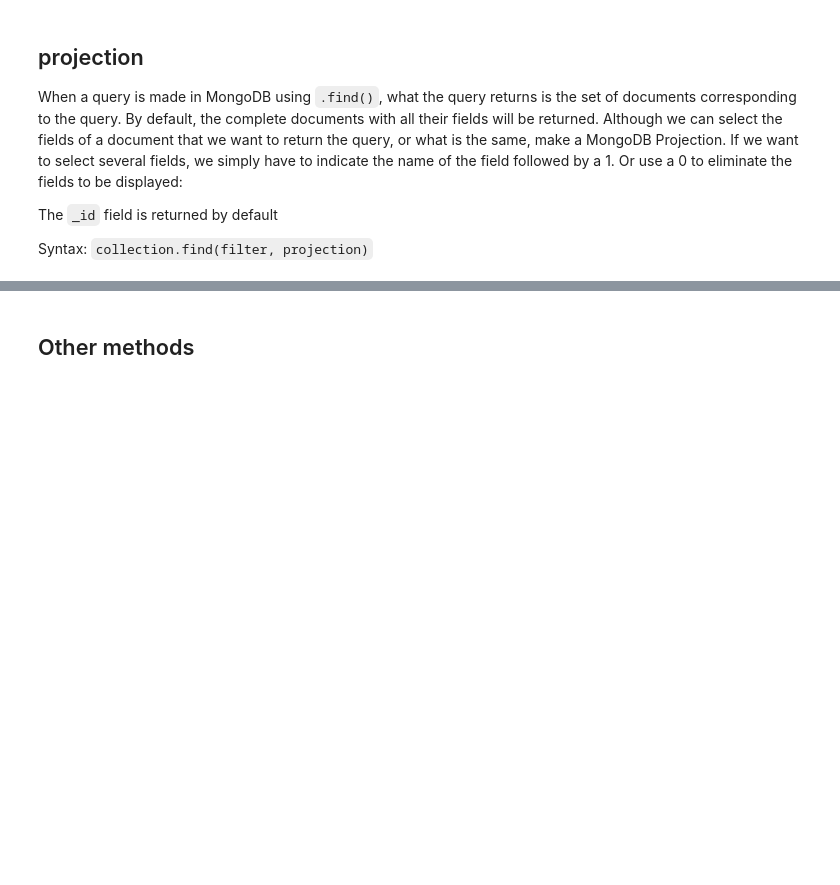
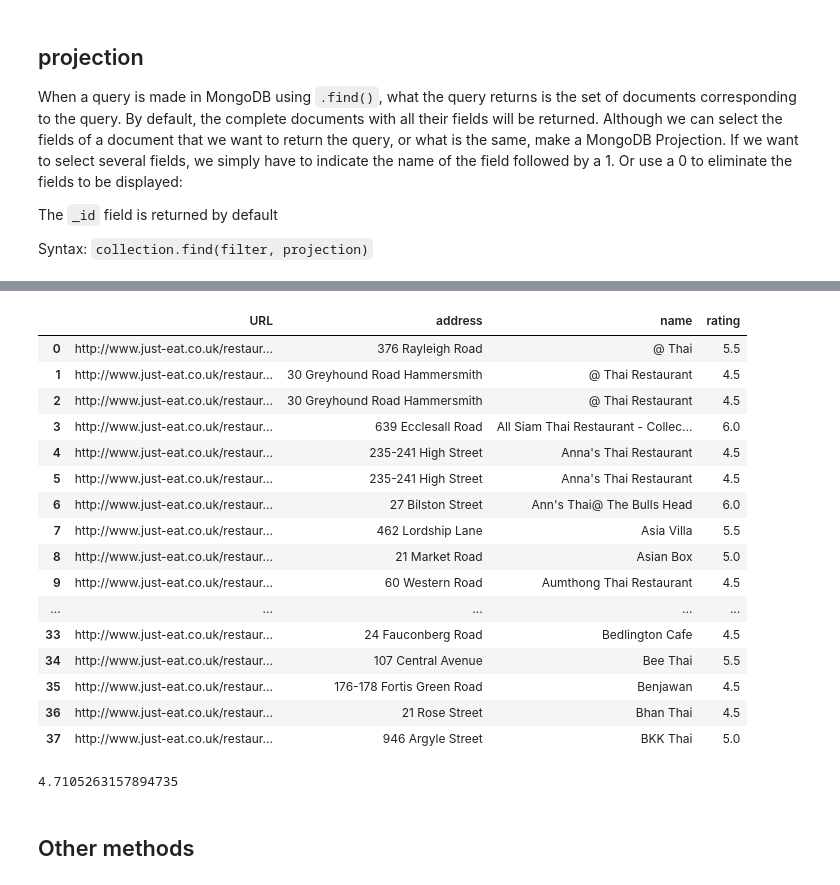
Before and after one commit to Ironhack-data-bcn-feb-2023/lectures, a Jupyter notebook: 24. MongoDB.ipynb, the cells around one changed output, grey strips where cells are left out. Cells and saved outputs as stored; diff of their text form; code cells hidden in the pictures; blank space fills up the shorter version.

```diff
--- a/24. MongoDB.ipynb
+++ b/24. MongoDB.ipynb
@@ -51,2 +68,4 @@ The Mongo server has to be up and is normally running on port 27017, it always c
 # %% [markdown]
 ### We connect to the database
+# %%
+db = client["Ironhack"]
@@ -52,0 +76,2 @@ The Mongo server has to be up and is normally running on port 27017, it always c
+# %%
+c = db.get_collection("restaurants")
@@ -97,3 +156,8 @@ The `_id` field is returned by default
 
 Syntax:
 `collection.find(filter, projection)`
+# %%
+filter_ = {"type_of_food":"Thai"}
+projection = {"_id":0, "name":1, "address": 1, "URL":1, "rating":1}
+# %%
+result = list(c.find(filter_, projection))
@@ -100,3 +191,28 @@ Syntax:
+# %%
+df = pd.DataFrame(result)
+df
+# %% [output]
+|  | URL | address | name | rating |
+| 0 | http://www.just-eat.co.uk/restaur... | 376 Rayleigh Road | @ Thai | 5.5 |
+| 1 | http://www.just-eat.co.uk/restaur... | 30 Greyhound Road Hammersmith | @ Thai Restaurant | 4.5 |
+| 2 | http://www.just-eat.co.uk/restaur... | 30 Greyhound Road Hammersmith | @ Thai Restaurant | 4.5 |
+| 3 | http://www.just-eat.co.uk/restaur... | 639 Ecclesall Road | All Siam Thai Restaurant - Collec... | 6.0 |
+| 4 | http://www.just-eat.co.uk/restaur... | 235-241 High Street | Anna's Thai Restaurant | 4.5 |
+| 5 | http://www.just-eat.co.uk/restaur... | 235-241 High Street | Anna's Thai Restaurant | 4.5 |
+| 6 | http://www.just-eat.co.uk/restaur... | 27 Bilston Street | Ann's Thai@ The Bulls Head | 6.0 |
+| 7 | http://www.just-eat.co.uk/restaur... | 462 Lordship Lane | Asia Villa | 5.5 |
+| 8 | http://www.just-eat.co.uk/restaur... | 21 Market Road | Asian Box | 5.0 |
+| 9 | http://www.just-eat.co.uk/restaur... | 60 Western Road | Aumthong Thai Restaurant | 4.5 |
+| ... | ... | ... | ... | ... |
+| 33 | http://www.just-eat.co.uk/restaur... | 24 Fauconberg Road | Bedlington Cafe | 4.5 |
+| 34 | http://www.just-eat.co.uk/restaur... | 107 Central Avenue | Bee Thai | 5.5 |
+| 35 | http://www.just-eat.co.uk/restaur... | 176-178 Fortis Green Road | Benjawan | 4.5 |
+| 36 | http://www.just-eat.co.uk/restaur... | 21 Rose Street | Bhan Thai | 4.5 |
+| 37 | http://www.just-eat.co.uk/restaur... | 946 Argyle Street | BKK Thai | 5.0 |
+# %%
+df["rating"].mean()
+# %% [output]
+4.7105263157894735
 # %% [markdown]
 ## Other methods
 # %% [markdown]
```
Also changed, not shown: parts of 51 cells of this notebook, 1 other file.
